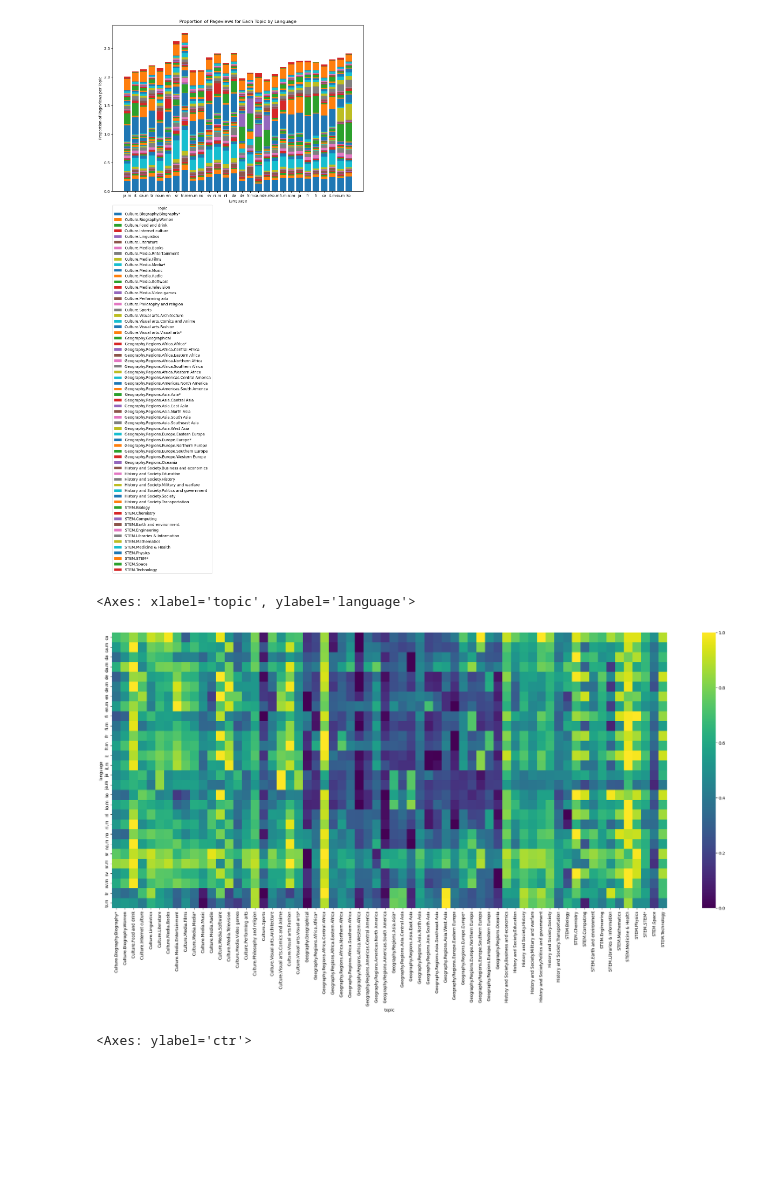
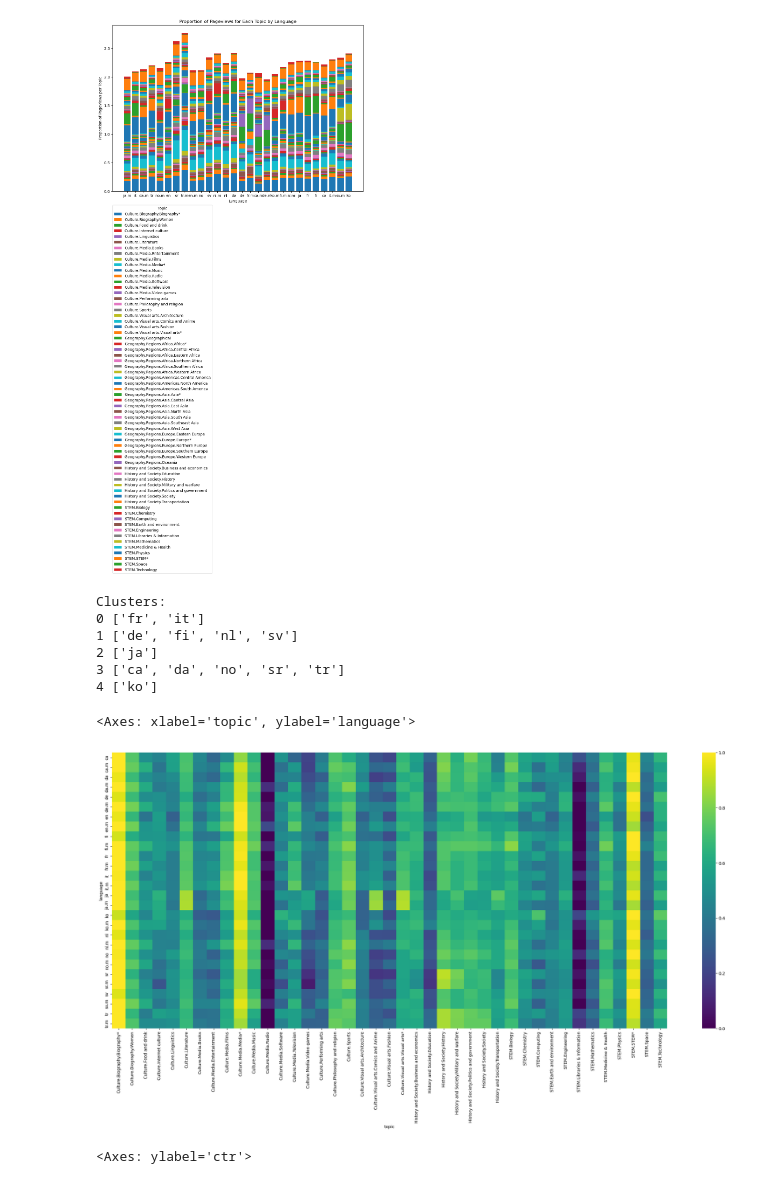
Before and after one commit to epfl-ada/ada-2023-project-rablashijupa, a Jupyter notebook: Wikipedia_Culture.ipynb, the cells around one changed output. Drawn from its saved outputs; the diff is of its cells as text; code cells hidden in the pictures; blank space fills up the shorter version.

Commit message:
Removed geography topics from plot, added k means clustering

```diff
--- a/Wikipedia_Culture.ipynb
+++ b/Wikipedia_Culture.ipynb
@@ -183,16 +183,38 @@ plt.show()
 [figure]
 # %%
 # MinMax normalisation
-heatmap_df = df_total[df_total.topic != 'ALL'].pivot(index="topic", columns="language", values="pageviews_per_page")
+from sklearn.cluster import KMeans
+from sklearn.decomposition import PCA
+
+heatmap_df = df_total[(df_total.topic != 'ALL') & (~df_total.topic.str.startswith('Geography'))].pivot(index="topic", columns="language", values="pageviews")
 heatmap_df = np.log(heatmap_df)
 heatmap_df = (heatmap_df - heatmap_df.min()) / (heatmap_df.max() - heatmap_df.min())
-# topics_df.nlargest(3, 'ja')
+
+top3 = {}
+for lang in heatmap_df.columns:
+    top3[lang] = list(heatmap_df.nlargest(3, lang).index)
+# print(top3)
+
+df = heatmap_df.filter(regex='.*(?<!\.m)$').T
+df = heatmap_df.loc[:,(~heatmap_df.columns.str.endswith('.m')) & (heatmap_df.columns != 'en')].T
+kmeans = KMeans(n_clusters=5, n_init='auto')
+clusters = kmeans.fit_predict(df)
+s = pd.Series(data = clusters, index = df.index)
+print('Clusters:')
+for val, group in s.groupby(s):
+    print(val, list(group.index))
 
 fig, ax = plt.subplots(figsize=(30,12))
 sns.heatmap(heatmap_df.T, cmap='viridis', ax=ax)
 # %% [output]
-<Axes: xlabel='topic', ylabel='language'>
+Clusters:
+0 ['fr', 'it']
+1 ['de', 'fi', 'nl', 'sv']
+2 ['ja']
+3 ['ca', 'da', 'no', 'sr', 'tr']
+4 ['ko']
+<Axes: xlabel='topic', ylabel='language'>
-[figure, old version]
+[figure, new version]
 # %%
 sns.heatmap(hofstede, annot=True)
 # %% [output]
```
